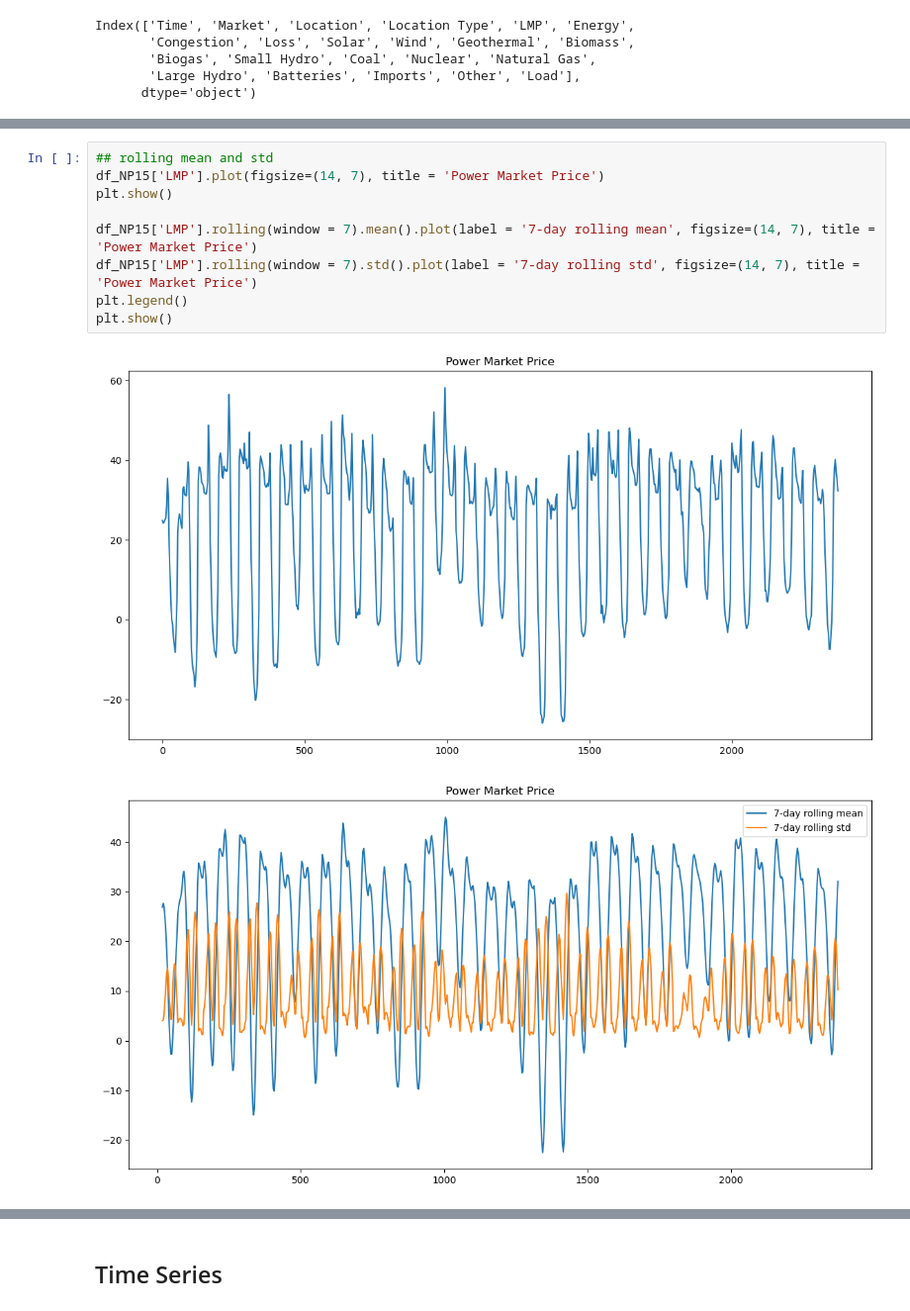
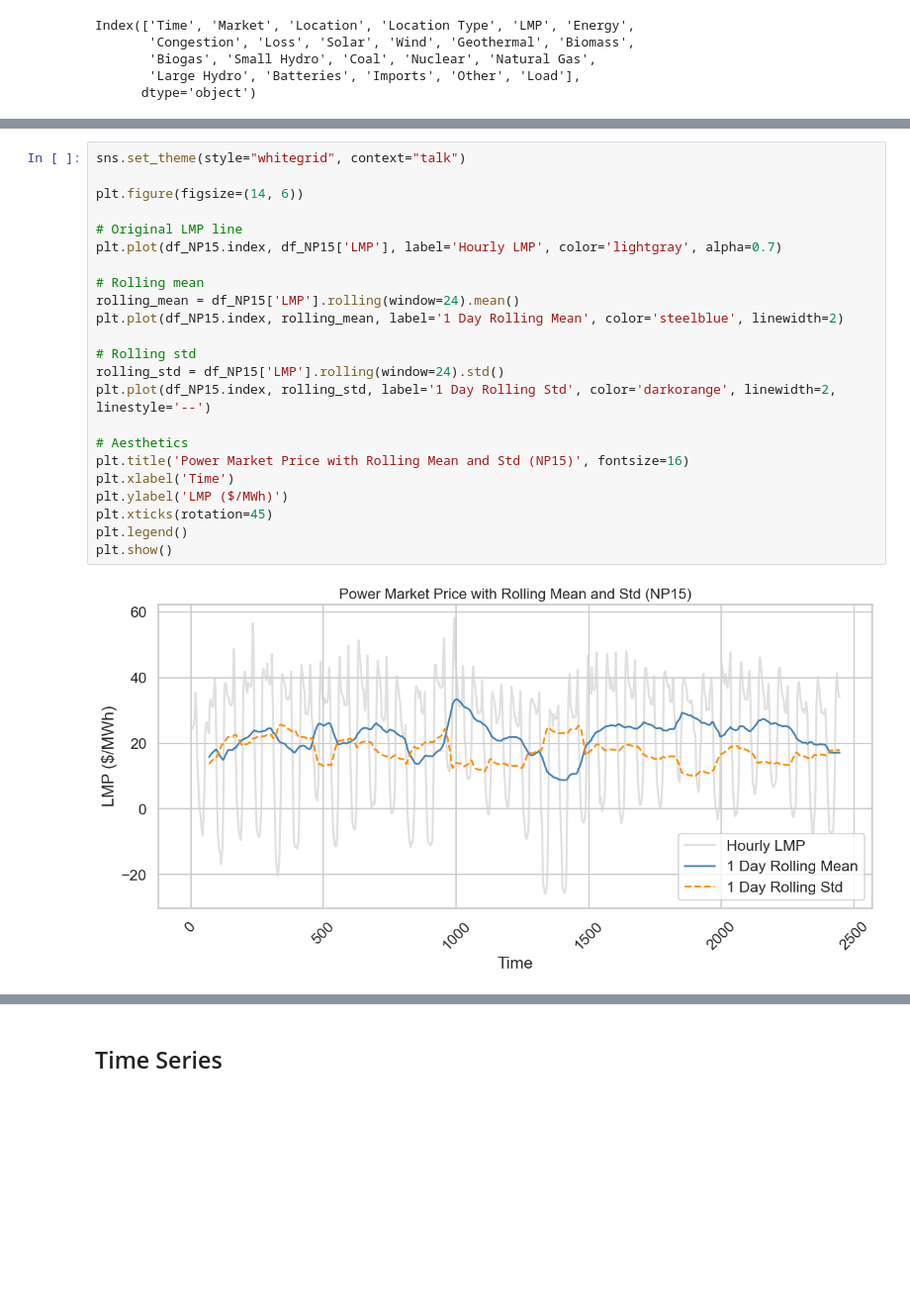
Before and after one commit to ChuhanShi/CAISO_LMP, a Jupyter notebook: powermarketprice.ipynb, the cells around one changed output, grey strips where cells are left out. Shown at 99% size. Drawn from its saved outputs; the diff is of its cells as text; blank space fills up the shorter version.

```diff
--- a/powermarketprice.ipynb
+++ b/powermarketprice.ipynb
@@ -368,12 +451,25 @@ plt.show()
 # %%
-## rolling mean and std
-df_NP15['LMP'].plot(figsize=(14, 7), title = 'Power Market Price')
-plt.show()
+sns.set_theme(style="whitegrid", context="talk")
 
-df_NP15['LMP'].rolling(window = 7).mean().plot(label = '7-day rolling mean', figsize=(14, 7), title = 'Power Market Price')
-df_NP15['LMP'].rolling(window = 7).std().plot(label = '7-day rolling std', figsize=(14, 7), title = 'Power Market Price')
+plt.figure(figsize=(14, 6))
+
+# Original LMP line
+plt.plot(df_NP15.index, df_NP15['LMP'], label='Hourly LMP', color='lightgray', alpha=0.7)
+
+# Rolling mean
+rolling_mean = df_NP15['LMP'].rolling(window=24).mean()
+plt.plot(df_NP15.index, rolling_mean, label='1 Day Rolling Mean', color='steelblue', linewidth=2)
+
+# Rolling std
+rolling_std = df_NP15['LMP'].rolling(window=24).std()
+plt.plot(df_NP15.index, rolling_std, label='1 Day Rolling Std', color='darkorange', linewidth=2, linestyle='--')
+
+# Aesthetics
+plt.title('Power Market Price with Rolling Mean and Std (NP15)', fontsize=16)
+plt.xlabel('Time')
+plt.ylabel('LMP ($/MWh)')
+plt.xticks(rotation=45)
 plt.legend()
 plt.show()
 # %% [output]
-[figure, old version]
+[figure, new version]
-[figure, removed]
```
Also changed, not shown: parts of 24 cells of this notebook.
